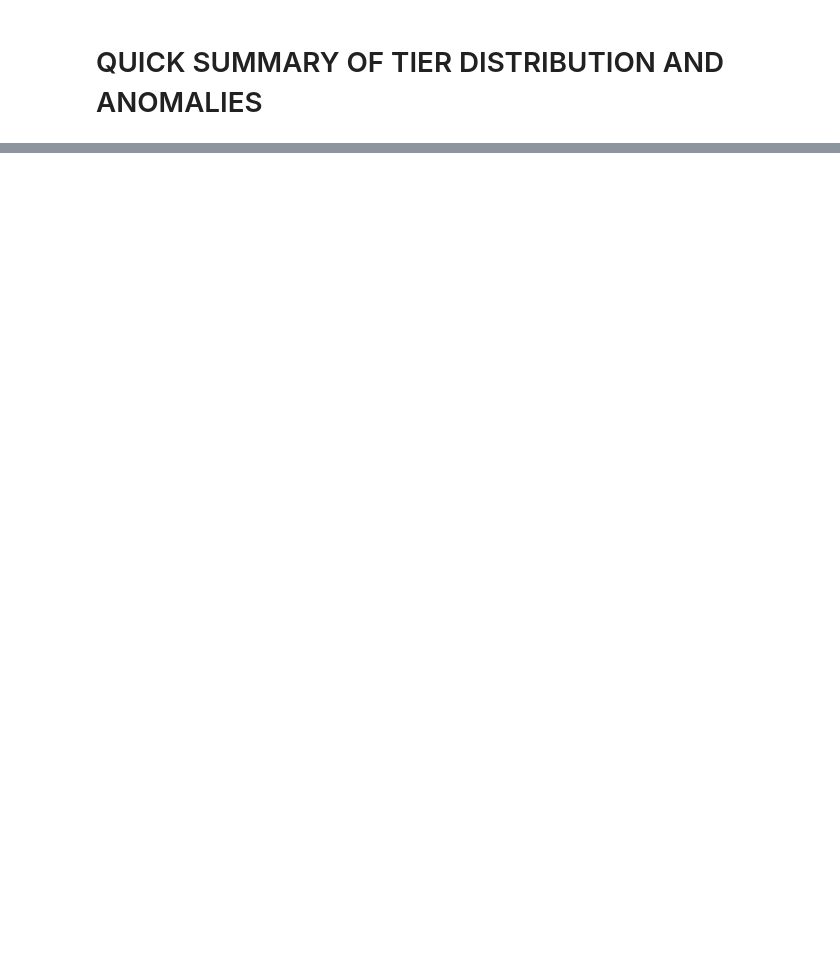
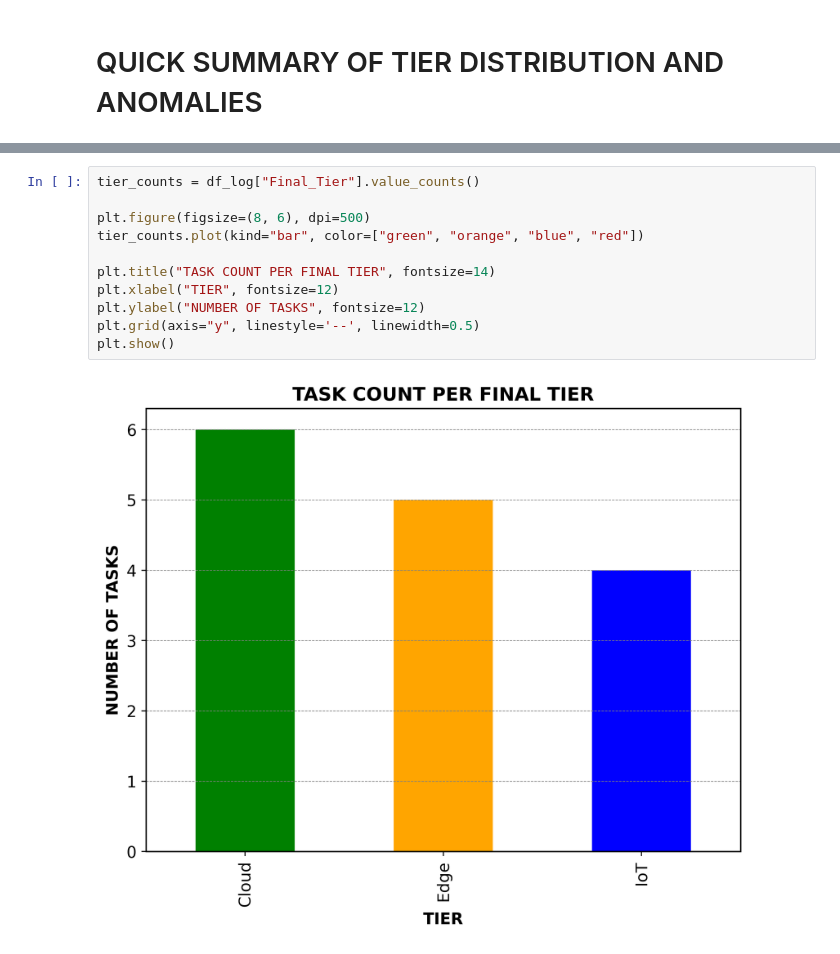
Before and after one commit to DaRkSouL36/SML-OA, a Jupyter notebook: ILLUSTRATION.ipynb, the cells around one changed output, grey strips where cells are left out. Drawn from its saved outputs; the diff is of its cells as text; blank space fills up the shorter version.

```diff
--- a/ILLUSTRATION.ipynb
+++ b/ILLUSTRATION.ipynb
@@ -623,0 +672,13 @@ NUMBER OF ANOMALOUS TASKS (OUTLIER AND VOLATILE):
+# %%
+tier_counts = df_log["Final_Tier"].value_counts()
+
+plt.figure(figsize=(8, 6), dpi=500)
+tier_counts.plot(kind="bar", color=["green", "orange", "blue", "red"])
+
+plt.title("TASK COUNT PER FINAL TIER", fontsize=14)
+plt.xlabel("TIER", fontsize=12)
+plt.ylabel("NUMBER OF TASKS", fontsize=12)
+plt.grid(axis="y", linestyle='--', linewidth=0.5)
+plt.show()
+# %% [output]
+[figure, added]
```
Also changed, not shown: parts of 13 cells of this notebook.
